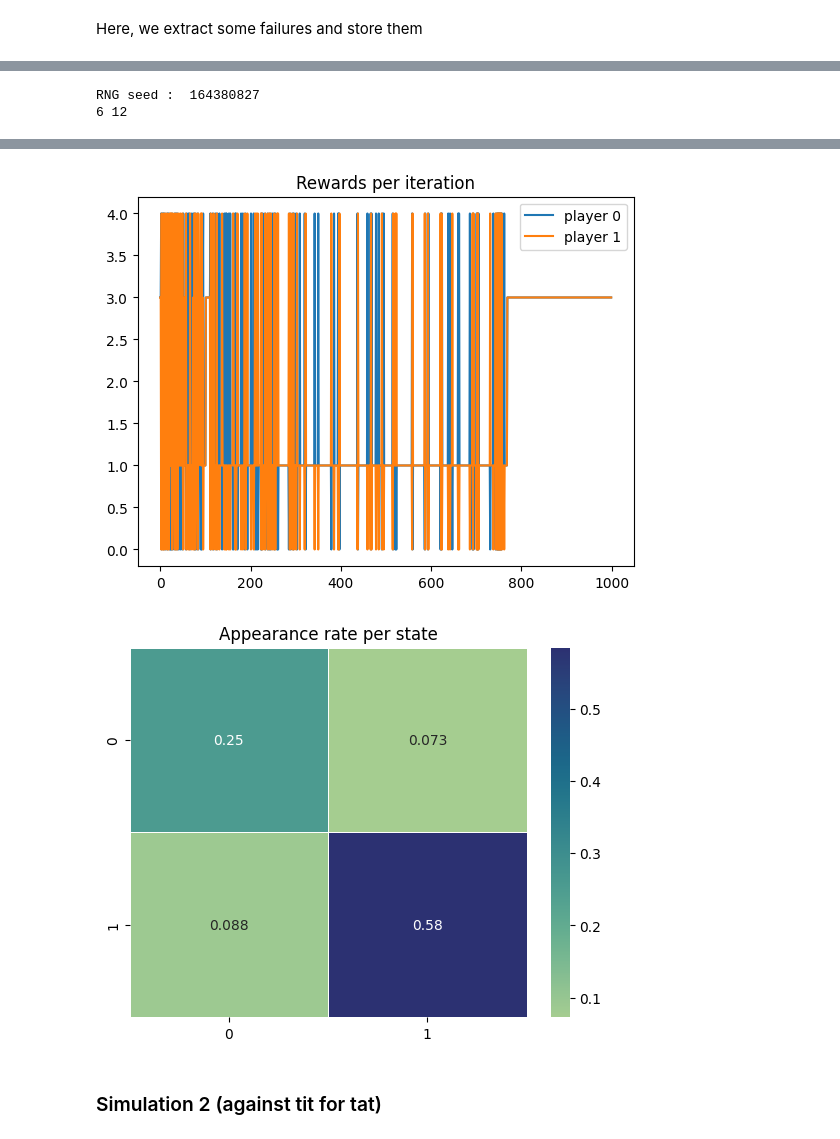
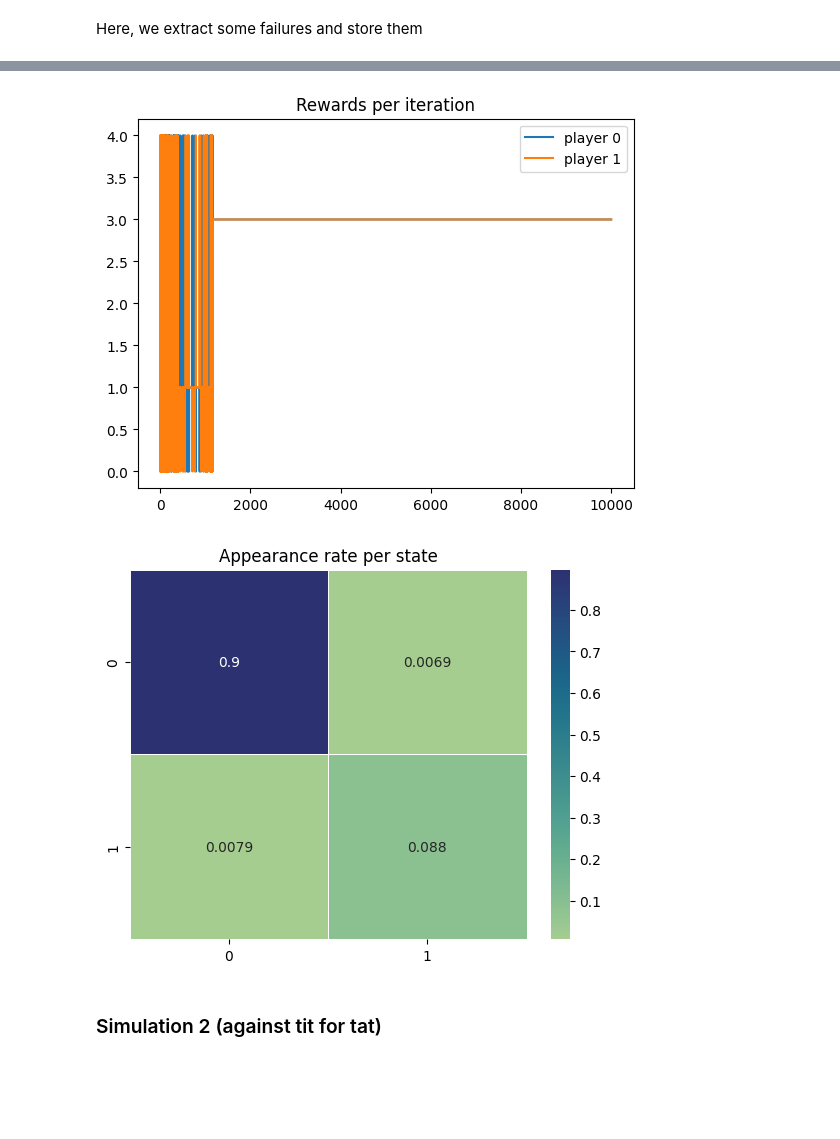
Before and after one commit to Farid-Najar/PrisonerD, a Jupyter notebook: learning2cooperate.ipynb, the cells around one changed output, grey strips where cells are left out. Drawn from its saved outputs; the diff is of its cells as text; code cells hidden in the pictures; blank space fills up the shorter version.

```diff
--- a/learning2cooperate.ipynb
+++ b/learning2cooperate.ipynb
@@ -594,7 +595,7 @@ def simulation(
 Here, we extract some failures and store them
 # %%
 import pickle
-i = 2
+i = 7
 for _ in range(100):
     *results, rng_state = simulation(game_length=1000)
     treason_rate = results[2][1,1]/np.sum(results[2])
@@ -621,13 +610,7 @@ failure_example = deepcopy(rng_state)
 # %%
-import pickle
-with open('./failures/failure_1.pickle', 'wb') as f:
-    pickle.dump(failure_example, f)
+with open('./failures/failure_6.pickle', 'rb') as f:
+    rng_s = pickle.load(f)
-# %%
-with open('./failures/failure_1.pickle', 'rb') as f:
-    rng_s = pickle.load(f)
 # %%
-*results, rng_st = simulation(game_length=1000, rng_state=rng_state)
+*results, rng_st = simulation(game_length=10_000, rng_state=rng_s)
 render_results(*results)
 # %% [output]
-RNG seed :  164380827
-6 12
@@ -635,5 +618,5 @@ RNG seed :  164380827
-[figure, old version]
+[figure, new version]
-[figure, old version]
+[figure, new version]
 # %% [markdown]
 ### Simulation 2 (against tit for tat)
 # %%
```
Also changed, not shown: parts of 14 cells of this notebook.
